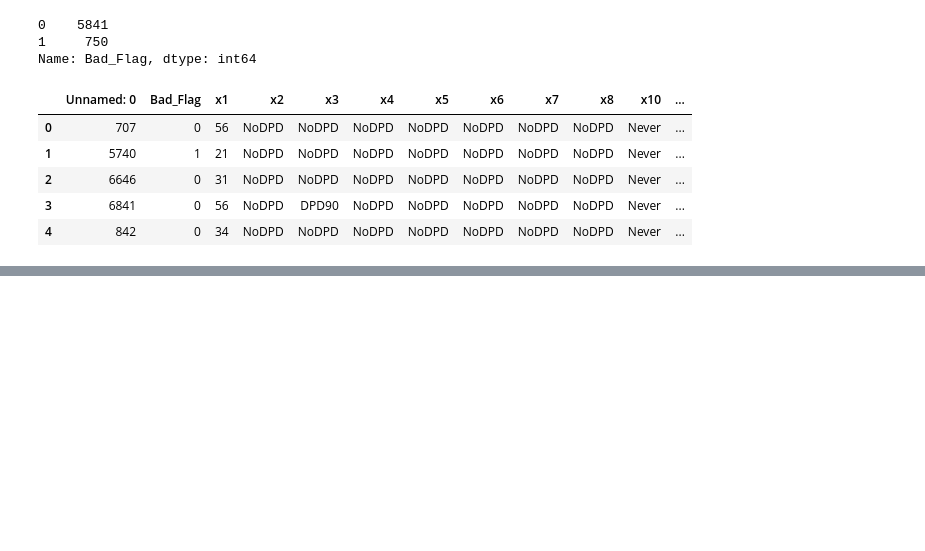
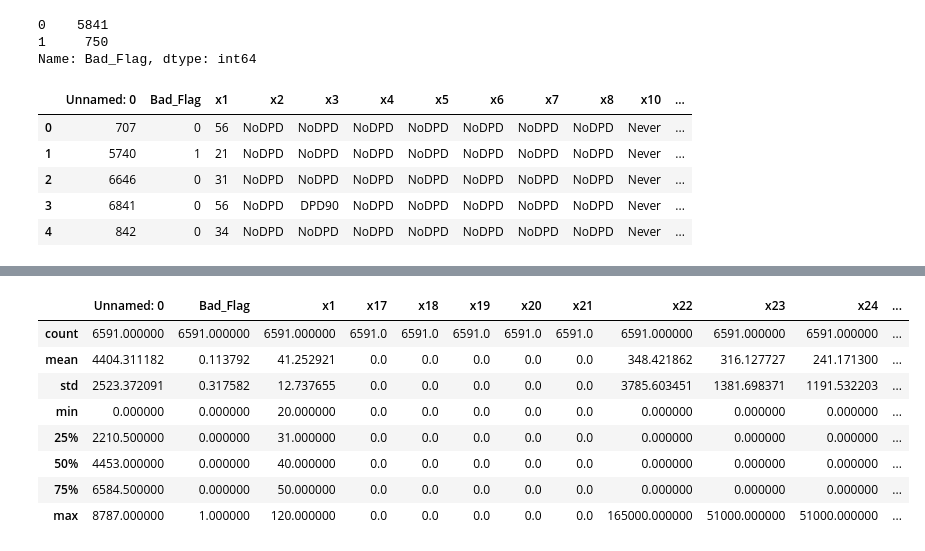
Before and after one commit to Radkata10/MFG_credit_risk_analysis, a Jupyter notebook: MFG_zadacha.ipynb, the cells around one changed output, grey strips where cells are left out. Saved outputs shown, nothing was run; the diff lists cells and outputs as text; code cells hidden in the pictures; blank space fills up the shorter version.

```diff
--- a/MFG_zadacha.ipynb
+++ b/MFG_zadacha.ipynb
@@ -39,0 +106,12 @@ df_train.head()
+# %%
+df_train.describe()
+# %% [output]
+|  | Unnamed: 0 | Bad_Flag | x1 | x17 | x18 | x19 | x20 | x21 | x22 | x23 | x24 | ... |
+| count | 6591.000000 | 6591.000000 | 6591.000000 | 6591.0 | 6591.0 | 6591.0 | 6591.0 | 6591.0 | 6591.000000 | 6591.000000 | 6591.000000 | ... |
+| mean | 4404.311182 | 0.113792 | 41.252921 | 0.0 | 0.0 | 0.0 | 0.0 | 0.0 | 348.421862 | 316.127727 | 241.171300 | ... |
+| std | 2523.372091 | 0.317582 | 12.737655 | 0.0 | 0.0 | 0.0 | 0.0 | 0.0 | 3785.603451 | 1381.698371 | 1191.532203 | ... |
+| min | 0.000000 | 0.000000 | 20.000000 | 0.0 | 0.0 | 0.0 | 0.0 | 0.0 | 0.000000 | 0.000000 | 0.000000 | ... |
+| 25% | 2210.500000 | 0.000000 | 31.000000 | 0.0 | 0.0 | 0.0 | 0.0 | 0.0 | 0.000000 | 0.000000 | 0.000000 | ... |
+| 50% | 4453.000000 | 0.000000 | 40.000000 | 0.0 | 0.0 | 0.0 | 0.0 | 0.0 | 0.000000 | 0.000000 | 0.000000 | ... |
+| 75% | 6584.500000 | 0.000000 | 50.000000 | 0.0 | 0.0 | 0.0 | 0.0 | 0.0 | 0.000000 | 0.000000 | 0.000000 | ... |
+| max | 8787.000000 | 1.000000 | 120.000000 | 0.0 | 0.0 | 0.0 | 0.0 | 0.0 | 165000.000000 | 51000.000000 | 51000.000000 | ... |
```
Also changed, not shown: parts of 60 cells of this notebook.
